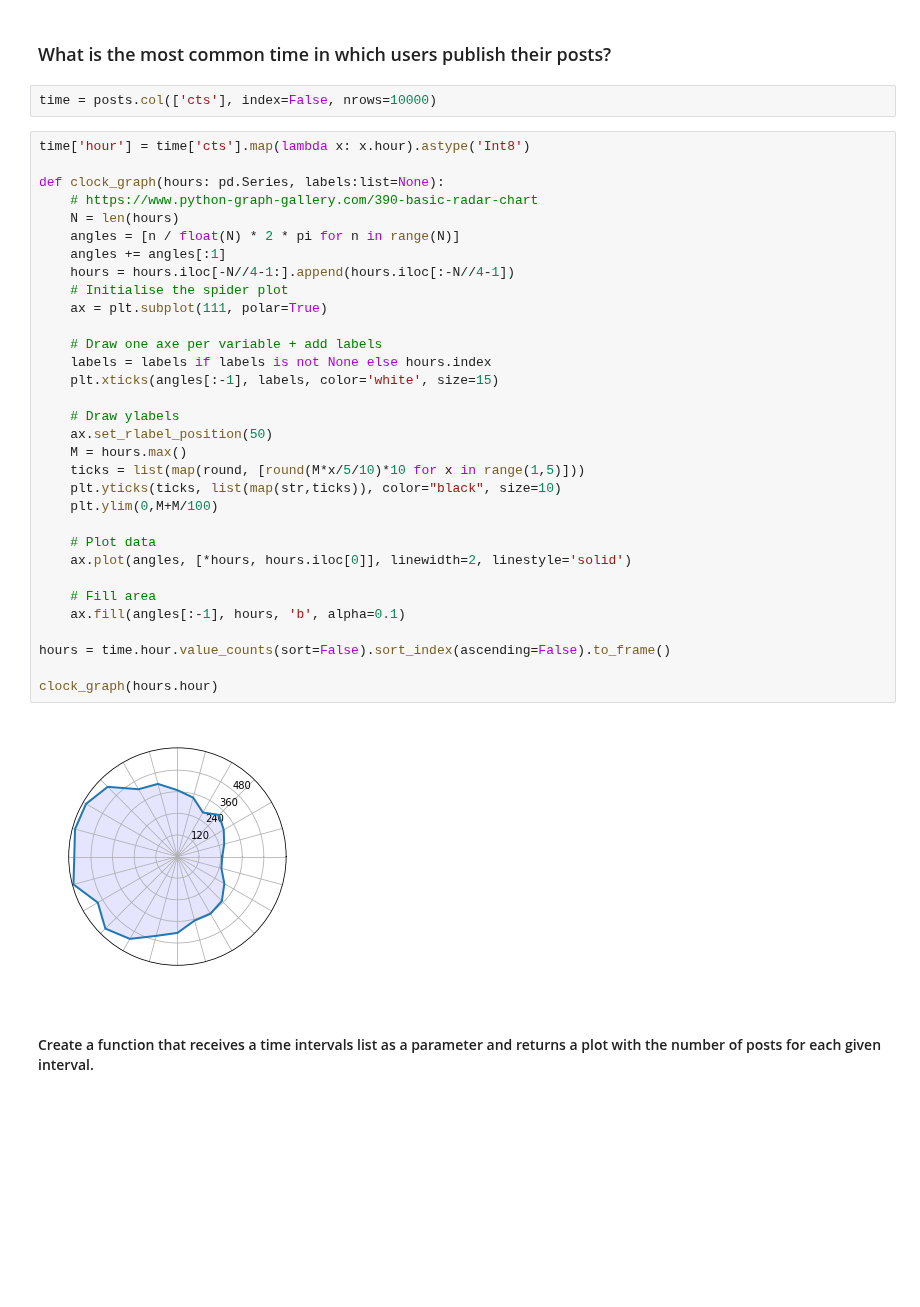
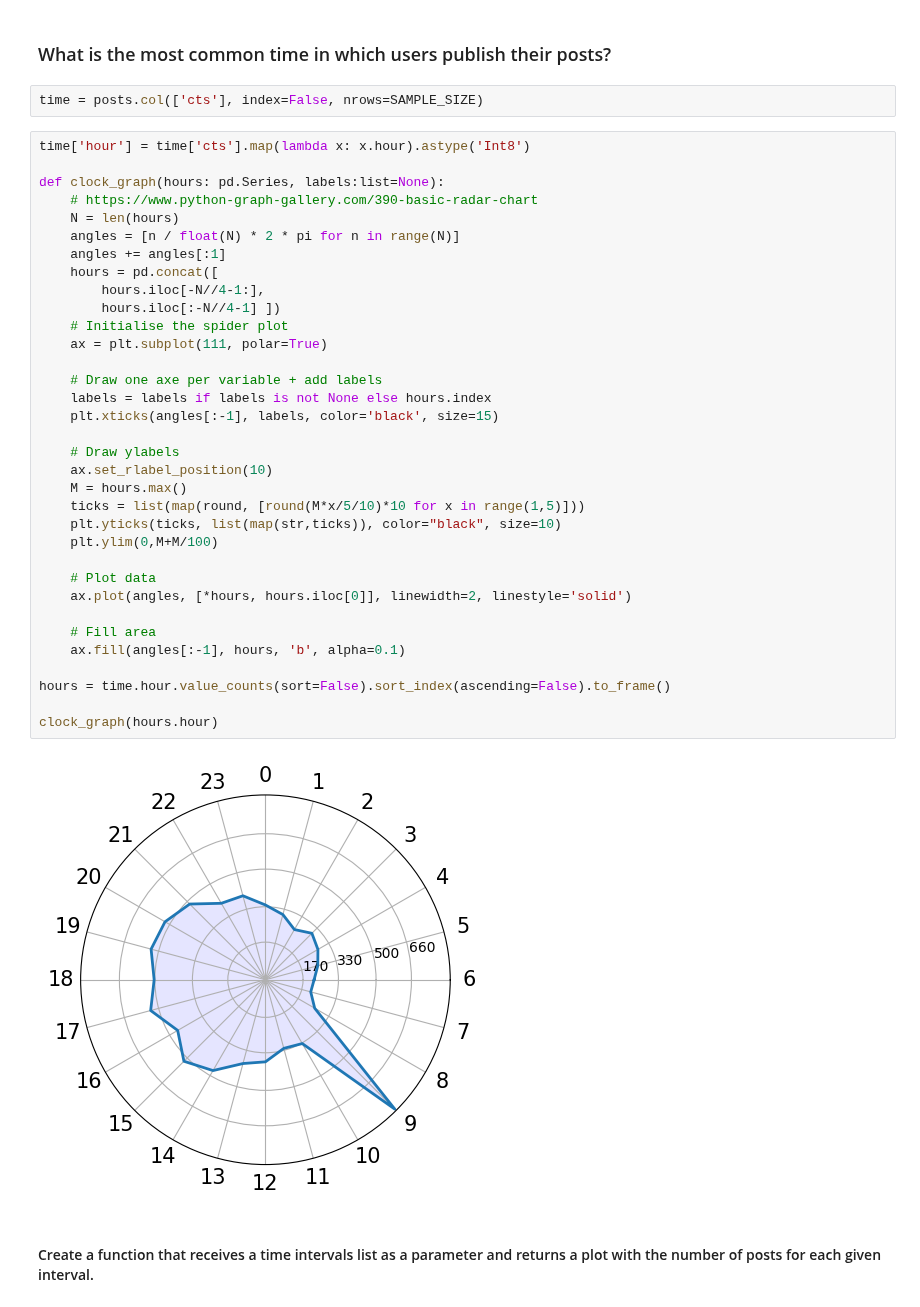
Before and after one commit to Prot10/ADM_HW_2, a Jupyter notebook: adm-matteo.ipynb, the cells around one changed output. Drawn from its saved outputs; the diff is of its cells as text; blank space fills up the shorter version.

```diff
--- a/adm-matteo.ipynb
+++ b/adm-matteo.ipynb
@@ -507,41 +507,43 @@ sns.barplot(x=[True, False, '<NA>'], y=business_accounts).set(title='Business Ac
 
 ### What is the most common time in which users publish their posts?
 # %%
-time = posts.col(['cts'], index=False, nrows=10000)
+time = posts.col(['cts'], index=False, nrows=SAMPLE_SIZE)
 # %%
 time['hour'] = time['cts'].map(lambda x: x.hour).astype('Int8')
 
 def clock_graph(hours: pd.Series, labels:list=None):
     # https://www.python-graph-gallery.com/390-basic-radar-chart
     N = len(hours)
     angles = [n / float(N) * 2 * pi for n in range(N)]
     angles += angles[:1]
-    hours = hours.iloc[-N//4-1:].append(hours.iloc[:-N//4-1])
+    hours = pd.concat([
+        hours.iloc[-N//4-1:],
+        hours.iloc[:-N//4-1] ])
     # Initialise the spider plot
     ax = plt.subplot(111, polar=True)
 
     # Draw one axe per variable + add labels
     labels = labels if labels is not None else hours.index
-    plt.xticks(angles[:-1], labels, color='white', size=15)
+    plt.xticks(angles[:-1], labels, color='black', size=15)
 
     # Draw ylabels
-    ax.set_rlabel_position(50)
+    ax.set_rlabel_position(10)
     M = hours.max()
     ticks = list(map(round, [round(M*x/5/10)*10 for x in range(1,5)]))
     plt.yticks(ticks, list(map(str,ticks)), color="black", size=10)
     plt.ylim(0,M+M/100)
 
     # Plot data
     ax.plot(angles, [*hours, hours.iloc[0]], linewidth=2, linestyle='solid')
 
     # Fill area
     ax.fill(angles[:-1], hours, 'b', alpha=0.1)
 
 hours = time.hour.value_counts(sort=False).sort_index(ascending=False).to_frame()
 
 clock_graph(hours.hour)
 # %% [output]
-[figure, old version]
+[figure, new version]
 # %% [markdown]
 #### Create a function that receives a time intervals list as a parameter and returns a plot with the number of posts for each given interval.
 # %%
```
Also changed, not shown: parts of 3 cells of this notebook, 1 other file.
